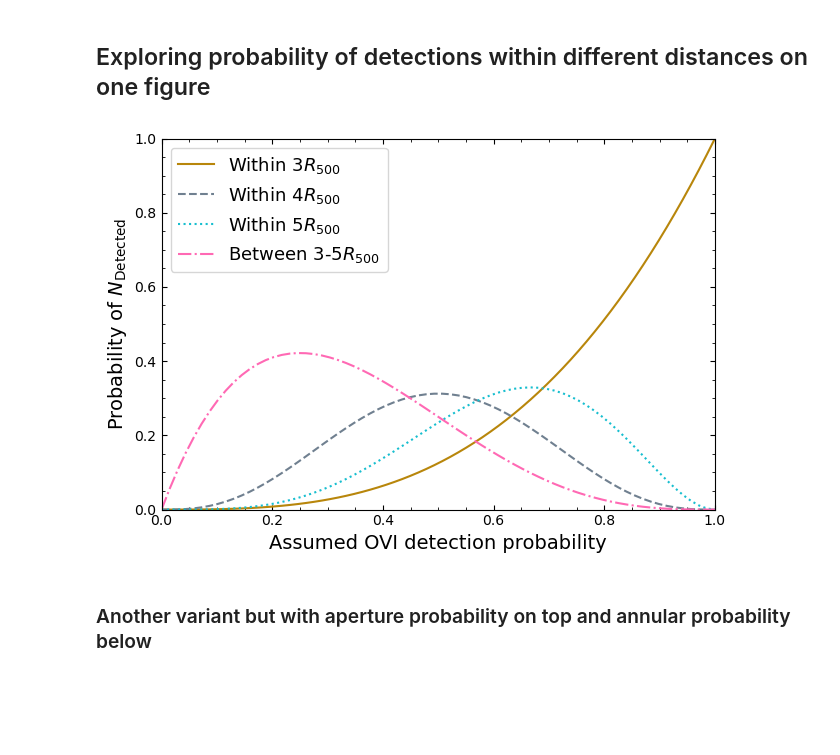
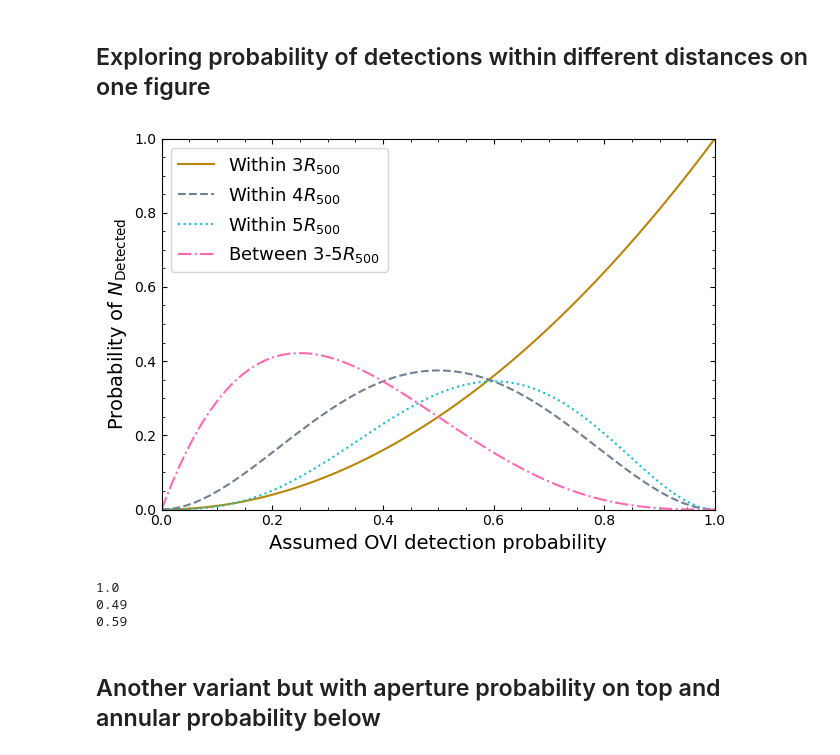
Before and after one commit to DavidT3/OVI_groups, a Jupyter notebook: notebooks/results_analyses/binomial_prob_detection.ipynb, the cells around one changed output. Drawn from its saved outputs; the diff is of its cells as text; code cells hidden in the pictures; blank space fills up the shorter version.

```diff
--- a/notebooks/results_analyses/binomial_prob_detection.ipynb
+++ b/notebooks/results_analyses/binomial_prob_detection.ipynb
@@ -24,2 +26,18 @@ def binom(n_succ: int, n_test: int, prob_succ: float) -> float:
+# %%
+ovi_det = {'<3R500': 2,
+           '<4R500': 2,
+           '<5R500': 3,
+           '3-5R500': 1,
+           '3-4R500': 0,
+           '4-5R500': 1
+          }
+
+num_grp = {'<3R500': 2,
+           '<4R500': 4,
+           '<5R500': 5,
+           '3-5R500': 4,
+           '3-4R500': 2,
+           '4-5R500': 2
+          }
 # %% [markdown]
 ## Exploring probability of detections within $3R_{500}$
@@ -132,47 +139,47 @@ plt.show()
 # %%
 plt.figure(figsize=(6.5, 4.5))
 
 plt.minorticks_on()
 plt.tick_params(which='both', direction='in', right=True, top=True)
 
 # The x-axis - we're exploring a range of success probabilities
 succ_prob_arr = np.linspace(0, 1, 70)
 
-bin_prob_arr_3r500 = binom(3, 3, succ_prob_arr)
+bin_prob_arr_3r500 = binom(ovi_det['<3R500'], num_grp['<3R500'], succ_prob_arr)
 plt.plot(succ_prob_arr, bin_prob_arr_3r500, color='darkgoldenrod', label=r'Within 3$R_{500}$')
 
-bin_prob_arr_4r500 = binom(3, 6, succ_prob_arr)
+bin_prob_arr_4r500 = binom(ovi_det['<4R500'], num_grp['<4R500'], succ_prob_arr)
 plt.plot(succ_prob_arr, bin_prob_arr_4r500, color='slategrey', label=r'Within 4$R_{500}$', linestyle='dashed')
 
-bin_prob_arr_5r500 = binom(4, 6, succ_prob_arr)
+bin_prob_arr_5r500 = binom(ovi_det['<5R500'], num_grp['<5R500'], succ_prob_arr)
 plt.plot(succ_prob_arr, bin_prob_arr_5r500, color='tab:cyan', label=r'Within 5$R_{500}$', linestyle='dotted')
 
-bin_prob_arr_between3_5r500 = binom(1, 4, succ_prob_arr)
+bin_prob_arr_between3_5r500 = binom(ovi_det['3-5R500'], num_grp['3-5R500'], succ_prob_arr)
 plt.plot(succ_prob_arr, bin_prob_arr_between3_5r500, color='hotpink', label=r'Between 3-5$R_{500}$',
          linestyle='dashdot')
-# (0, (3, 5, 1, 5, 1, 5))
-
-# bin_prob_arr = binom(4, 7, succ_prob_arr)
-# plt.plot(succ_prob_arr, bin_prob_arr, color='firebrick', label=r'Within 6$R_{500}$')
 
 plt.xlabel(r'Assumed OVI detection probability', fontsize=14)
 plt.ylabel(r'Probability of $N_{\rm{Detected}}$', fontsize=14)
 
 plt.xlim([0, 1])
 plt.ylim([0, 1])
 
 plt.legend(loc='best', fontsize=13)
 plt.tight_layout()
 plt.savefig('../../outputs/figures/r500_imppar_binom.pdf')
 plt.show()
 # %% [output]
-[figure, old version]
+[figure, new version]
 # %%
 print(succ_prob_arr[bin_prob_arr_3r500.argmax()].round(2))
 print(succ_prob_arr[bin_prob_arr_4r500.argmax()].round(2))
 print(succ_prob_arr[bin_prob_arr_5r500.argmax()].round(2))
+# %% [output]
+1.0
+0.49
+0.59
 # %% [markdown]
-### Another variant but with aperture probability on top and annular probability below
+## Another variant but with aperture probability on top and annular probability below
 # %%
 # The x-axis - we're exploring a range of success probabilities
 succ_prob_arr = np.linspace(0, 1, 70)
```
Also changed, not shown: parts of 11 cells of this notebook, 2 other files.
